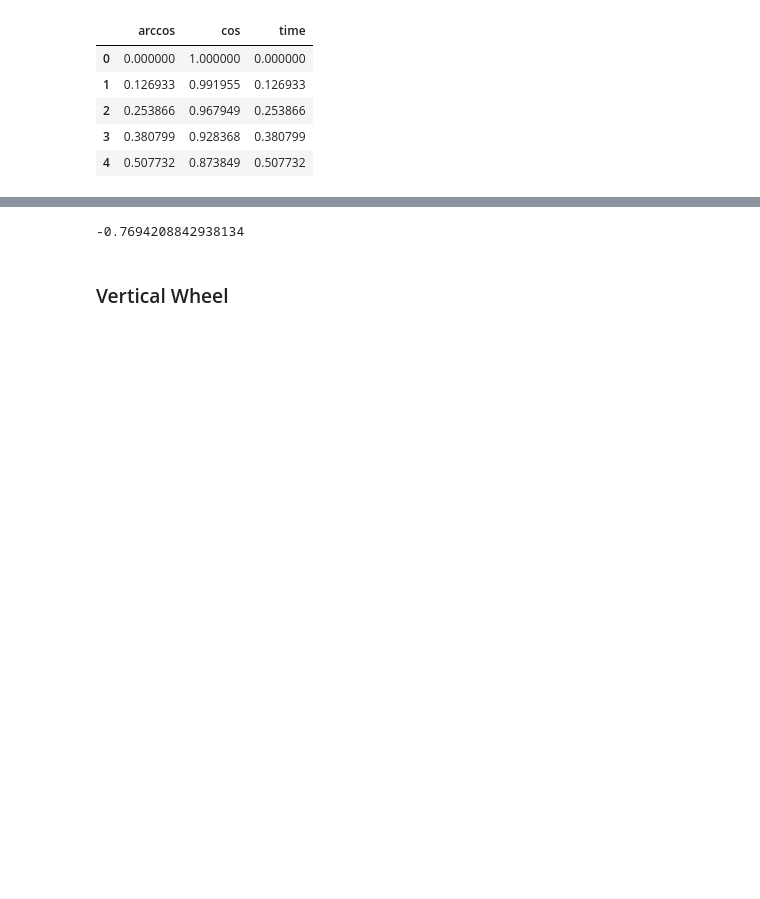
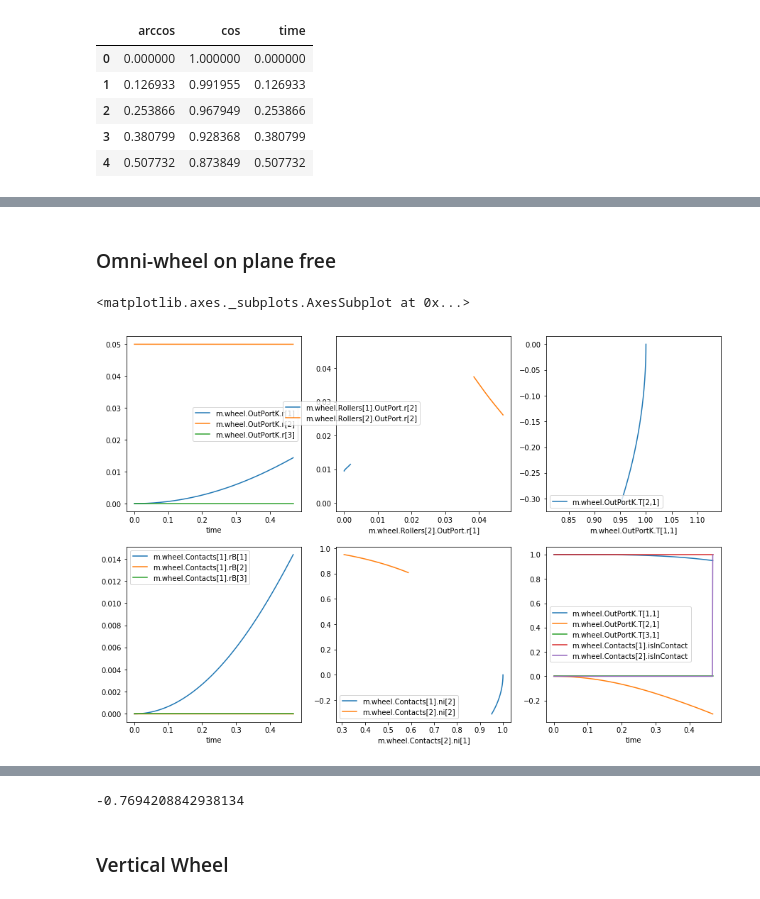
Before and after one commit to admech/mbs, a Jupyter notebook: omni/py.ipynb, the cells around one changed output, grey strips where cells are left out. Cells and saved outputs as stored; diff of their text form; code cells hidden in the pictures; blank space fills up the shorter version.

```diff
--- a/omni/py.ipynb
+++ b/omni/py.ipynb
@@ -219,3 +292,73 @@ res[
+# %% [markdown]
+### Omni-wheel on plane free
+# %%
+res = pd.read_csv('/home/vf/om/models/omni/tmp/MbsLite.Test.Omni.OmniWheelOnPlaneTest_res.csv')
+# %%
+n = 5
+nOne = 5
+# %%
+fig, axs = plt.subplots(2, 3, figsize = (15, 10))
+
+res[
+    [ 'time'
+    , 'm.wheel.OutPortK.r[1]'
+    , 'm.wheel.OutPortK.r[2]'
+    , 'm.wheel.OutPortK.r[3]'
+    ]
+].plot(x = 'time', ax = axs[0][0])
+
+axs[0][1].axis('equal')
+for i in range(nOne):
+    res[
+        [ 'm.wheel.Rollers[' + str(i + 1) + '].OutPort.r[1]'
+        , 'm.wheel.Rollers[' + str(i + 1) + '].OutPort.r[2]'
+        ]
+    ].plot( x = 'm.wheel.Rollers[' + str(i + 1) + '].OutPort.r[1]'
+#                   , y = 'm.wheel.Rollers[' + str(i + 1) + '].OutPort.r[2]'
+                  , ax = axs[0][1] )
+axs[0][1].legend(bbox_to_anchor=(0.5, 0.65))
+
+axs[0][2].axis('equal')
+res[
+    [ 'm.wheel.OutPortK.T[1,1]'
+    , 'm.wheel.OutPortK.T[2,1]'
+    ]
+].plot(
+    x = 'm.wheel.OutPortK.T[1,1]',
+#     y = 'm.wheel.OutPortK.T[2,1]',
+    ax = axs[0][2])
+
+res[
+    [ 'time'
+    , 'm.wheel.Contacts[1].rB[1]'
+    , 'm.wheel.Contacts[1].rB[2]'
+    , 'm.wheel.Contacts[1].rB[3]'
+    ]
+].plot(x = 'time', ax = axs[1][0])
+
+axs[0][1].axis('equal')
+for i in range(nOne):
+    res[
+        [ 'm.wheel.Contacts[' + str(i + 1) + '].ni[1]'
+        , 'm.wheel.Contacts[' + str(i + 1) + '].ni[2]'
+        ]
+    ].plot( x = 'm.wheel.Contacts[' + str(i + 1) + '].ni[1]'
+#                   , y = 'm.wheel.Contacts[' + str(i + 1) + '].ni[2]'
+                  , ax = axs[1][1] )
+axs[0][1].legend(bbox_to_anchor=(0.5, 0.65))
+
+res[
+    [ 'time'
+    , 'm.wheel.OutPortK.T[1,1]'
+    , 'm.wheel.OutPortK.T[2,1]'
+    , 'm.wheel.OutPortK.T[3,1]'
+    , 'm.wheel.Contacts[1].isInContact'
+    , 'm.wheel.Contacts[2].isInContact'
+    ]
+].plot(x = 'time', ax = axs[1][2])
+# %% [output]
+<matplotlib.axes._subplots.AxesSubplot at 0x...>
+[figure, added]
 # %%
 with pd.option_context('display.max_rows', None, 'display.max_columns', None):
     print(res.iloc[0])
```
Also changed, not shown: parts of 7 cells of this notebook, 9 other files.
